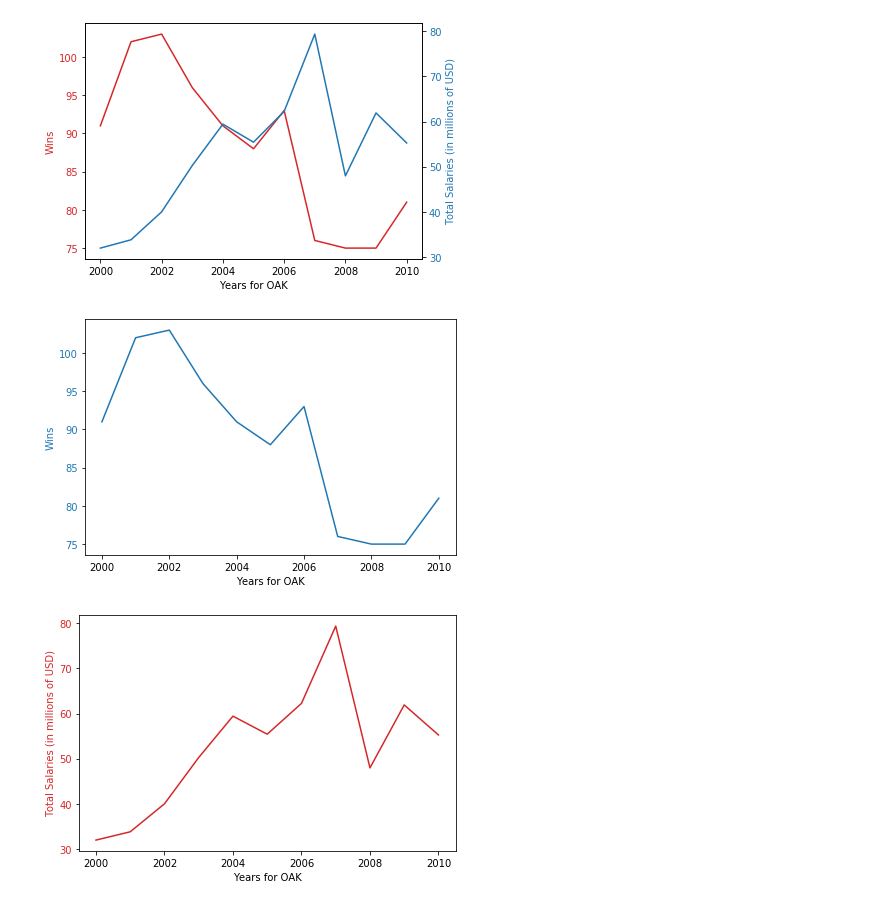
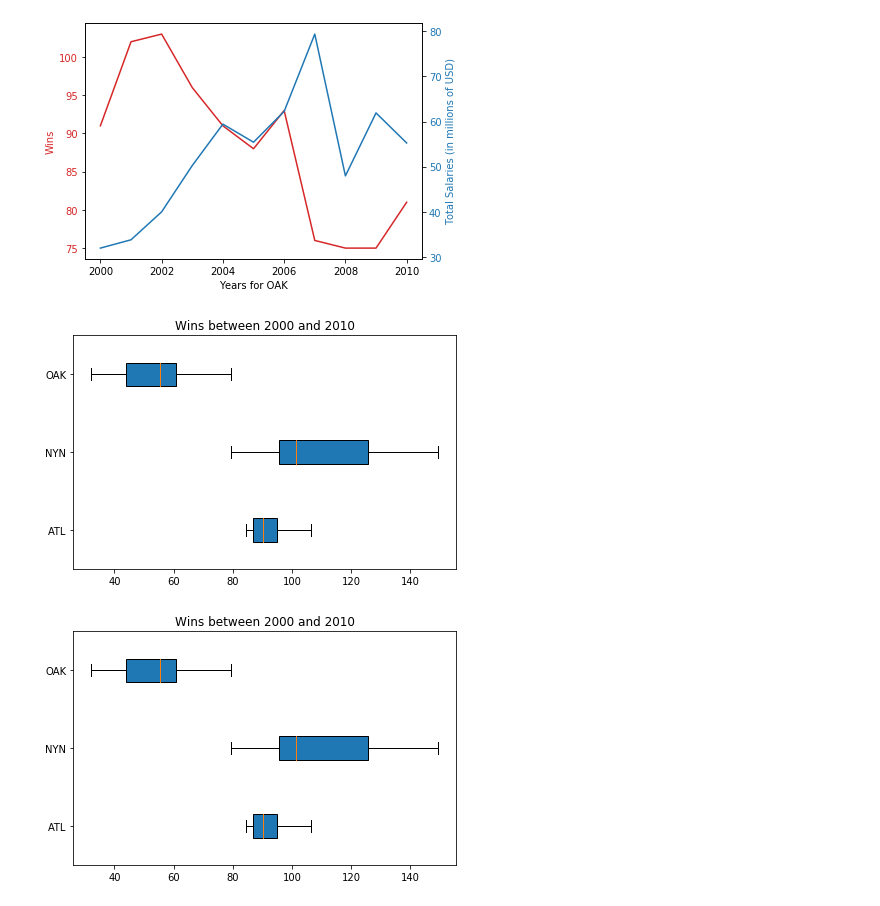
Before and after one commit to Techno-Hwizrdry/s4s, a Jupyter notebook: s4s.ipynb, the cells around one changed output. Drawn from its saved outputs; the diff is of its cells as text; code cells hidden in the pictures.

```diff
--- a/s4s.ipynb
+++ b/s4s.ipynb
@@ -3,38 +3,40 @@
 %matplotlib inline
 
 from get_csv_files           import get_zipped_csv_files
-from wins_and_salaries_graph import graph_dual_y, graph_xy_line
+from wins_and_salaries_graph import graph_dual_y, graph_xy_line, graph_boxplots
 import pandas
 
 # Problem 1(a)
 csv_files = ['Salaries.csv', 'Teams.csv']
 
 get_zipped_csv_files(csv_files=csv_files)
 
 salary_data = pandas.read_csv('Salaries.csv')
 teams_data = pandas.read_csv('Teams.csv')
 
 salary_data.head()
 teams_data.head()
 
 # Problem 1(b)
 salary_totals = salary_data.groupby(['yearID', 'teamID'])['salary'].sum()
 salary_totals.head()
 
 # Problem 1(c)
 wins_and_salaries = pandas.merge(salary_totals, teams_data[['yearID', 'teamID', 'W']], on=['yearID', 'teamID'], how='inner')
 wins_and_salaries.head()
 
 #  Problem 1(d).  To display the relationship between total wins and total salaries for a given year,
 #  I would use two different axes that share the same x axis.  Since wins and salaries share the year range (x-axis),
 #  I can plot the second series (total salaries) against the secondary Y axis on the right side of the graph.
 
 graph_dual_y(wins_and_salaries, 'OAK', 2000, 2010)
 
+#graph_xy_line(wins_and_salaries, 'OAK', 'wins', 2000, 2010)
+#graph_xy_line(wins_and_salaries, 'OAK', 'SALARIES', 2000, 2010)
 
-graph_xy_line(wins_and_salaries, 'OAK', 'wins', 2000, 2010)
-graph_xy_line(wins_and_salaries, 'OAK', 'SALARIES', 2000, 2010)
+graph_boxplots(wins_and_salaries, ['ATL', 'NYN', 'OAK'], 'wins', 2000, 2010)
+graph_boxplots(wins_and_salaries, ['ATL', 'NYN', 'OAK'], 'salaries', 2000, 2010)
 # %% [output]
 [figure]
-[figure, old version]
+[figure, new version]
-[figure, old version]
+[figure, new version]
```
Also changed, not shown: parts of 1 cell of this notebook, 1 other file.
